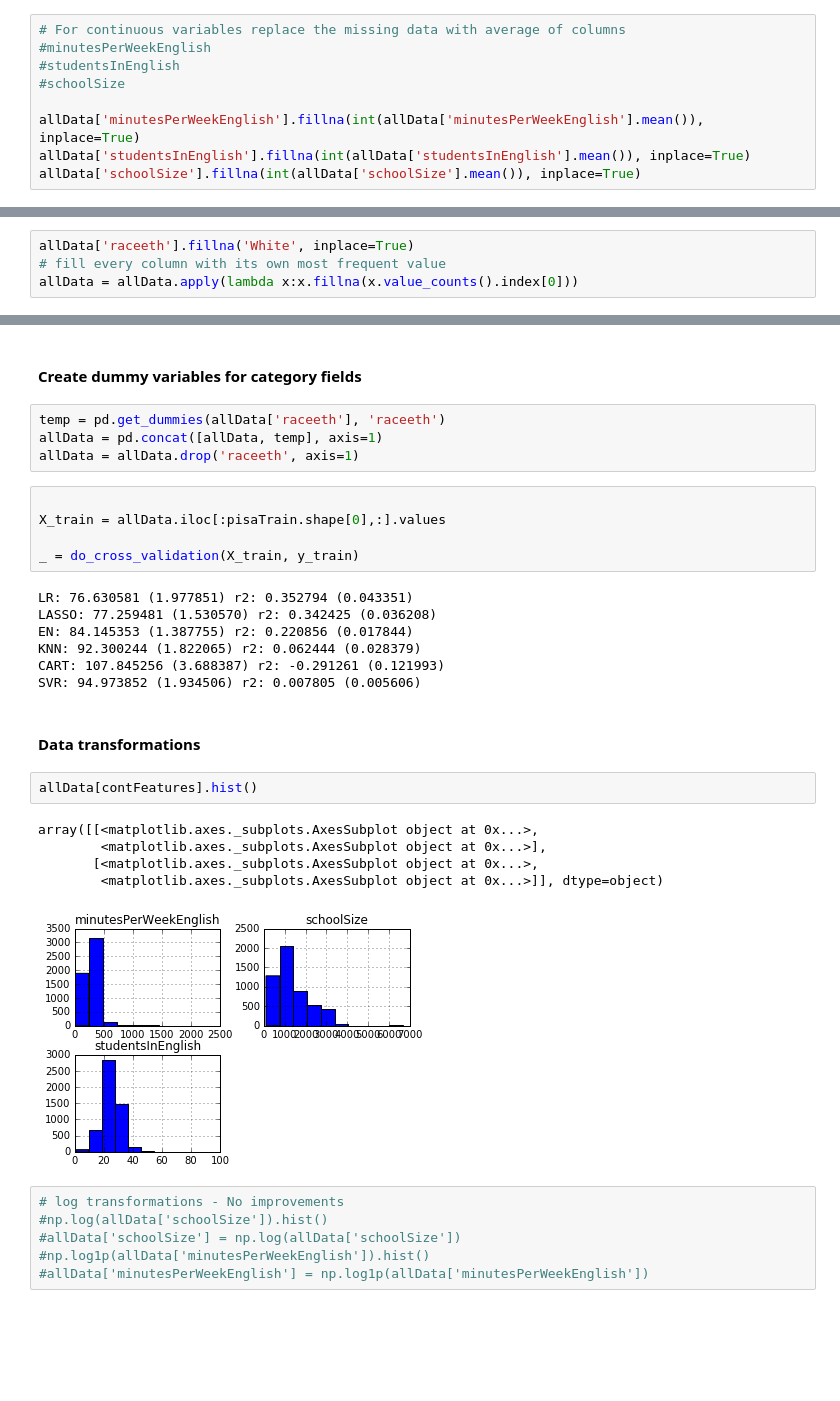
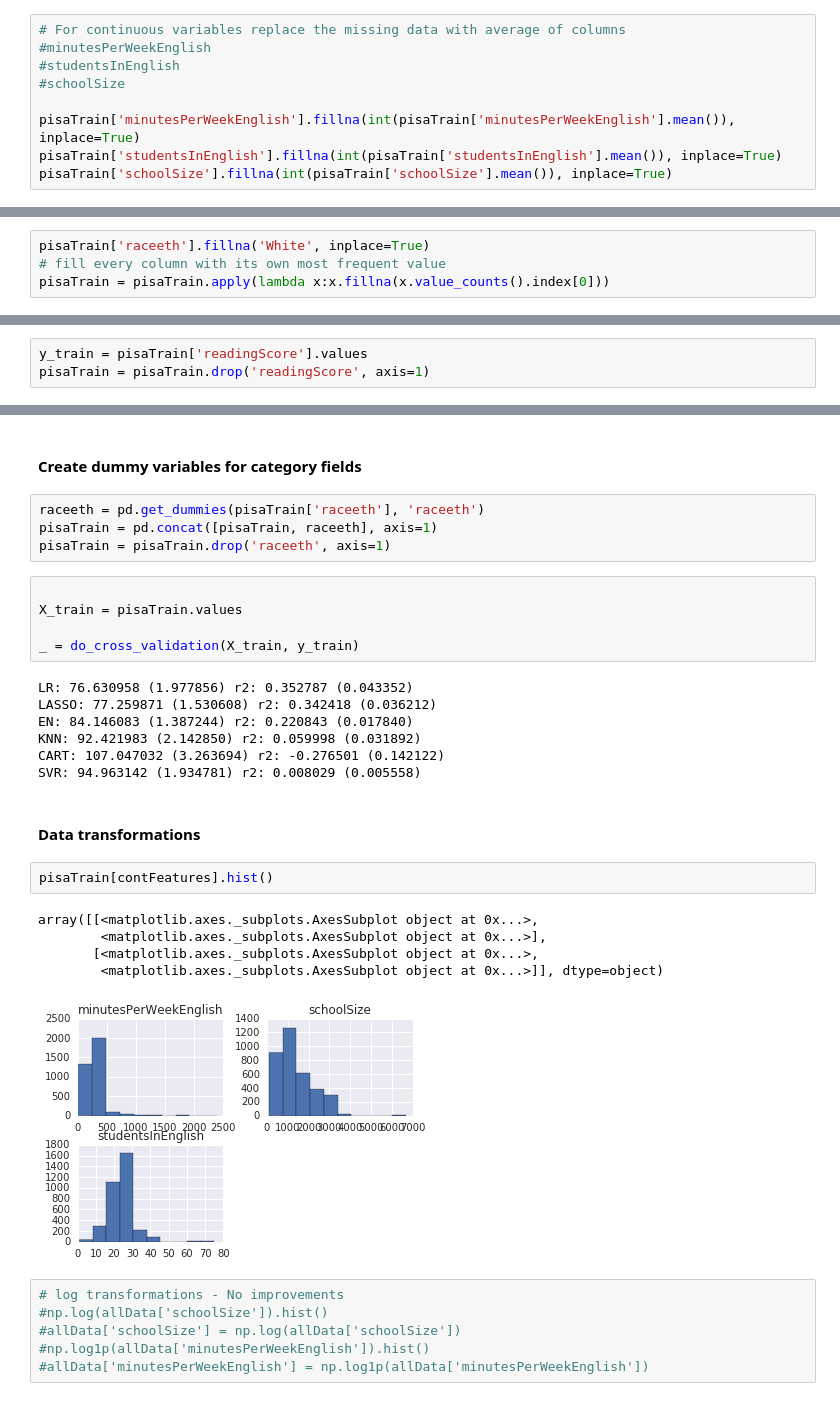
Before and after one commit to shintotm/TestScorePrediction, a Jupyter notebook: PISA Reading Test Score Prediction.ipynb, the cells around one changed output, grey strips where cells are left out. Saved outputs shown, nothing was run; the diff lists cells and outputs as text; blank space fills up the shorter version.

```diff
--- a/PISA Reading Test Score Prediction.ipynb
+++ b/PISA Reading Test Score Prediction.ipynb
@@ -312,7 +395,7 @@ dtype: int64
 #studentsInEnglish
 #schoolSize
 
-allData['minutesPerWeekEnglish'].fillna(int(allData['minutesPerWeekEnglish'].mean()), inplace=True)
-allData['studentsInEnglish'].fillna(int(allData['studentsInEnglish'].mean()), inplace=True)
-allData['schoolSize'].fillna(int(allData['schoolSize'].mean()), inplace=True)
+pisaTrain['minutesPerWeekEnglish'].fillna(int(pisaTrain['minutesPerWeekEnglish'].mean()), inplace=True)
+pisaTrain['studentsInEnglish'].fillna(int(pisaTrain['studentsInEnglish'].mean()), inplace=True)
+pisaTrain['schoolSize'].fillna(int(pisaTrain['schoolSize'].mean()), inplace=True)
 # %%
@@ -328,6 +411,6 @@ Native Hawaiian/Other Pacific Islander      40
 Name: raceeth, dtype: int64
 # %%
-allData['raceeth'].fillna('White', inplace=True)
+pisaTrain['raceeth'].fillna('White', inplace=True)
 # fill every column with its own most frequent value
-allData = allData.apply(lambda x:x.fillna(x.value_counts().index[0]))
+pisaTrain = pisaTrain.apply(lambda x:x.fillna(x.value_counts().index[0]))
 # %%
@@ -358,0 +438,3 @@ y_test = pisaTest['readingScore'].values
+# %%
+y_train = pisaTrain['readingScore'].values
+pisaTrain = pisaTrain.drop('readingScore', axis=1)
@@ -421,31 +465,31 @@ SVR: 95.029719 (1.931375) r2: 0.006635 (0.005659)
 # %% [markdown]
 #### Create dummy variables for category fields
 # %%
-temp = pd.get_dummies(allData['raceeth'], 'raceeth')
-allData = pd.concat([allData, temp], axis=1)
-allData = allData.drop('raceeth', axis=1)
+raceeth = pd.get_dummies(pisaTrain['raceeth'], 'raceeth')
+pisaTrain = pd.concat([pisaTrain, raceeth], axis=1)
+pisaTrain = pisaTrain.drop('raceeth', axis=1)
 # %%
 
-X_train = allData.iloc[:pisaTrain.shape[0],:].values
+X_train = pisaTrain.values
 
 _ = do_cross_validation(X_train, y_train)
 # %% [output]
-LR: 76.630581 (1.977851) r2: 0.352794 (0.043351)
-LASSO: 77.259481 (1.530570) r2: 0.342425 (0.036208)
-EN: 84.145353 (1.387755) r2: 0.220856 (0.017844)
-KNN: 92.300244 (1.822065) r2: 0.062444 (0.028379)
-CART: 107.845256 (3.688387) r2: -0.291261 (0.121993)
-SVR: 94.973852 (1.934506) r2: 0.007805 (0.005606)
+LR: 76.630958 (1.977856) r2: 0.352787 (0.043352)
+LASSO: 77.259871 (1.530608) r2: 0.342418 (0.036212)
+EN: 84.146083 (1.387244) r2: 0.220843 (0.017840)
+KNN: 92.421983 (2.142850) r2: 0.059998 (0.031892)
+CART: 107.047032 (3.263694) r2: -0.276501 (0.142122)
+SVR: 94.963142 (1.934781) r2: 0.008029 (0.005558)
 # %% [markdown]
 #### Data transformations
 # %%
-allData[contFeatures].hist()
+pisaTrain[contFeatures].hist()
 # %% [output]
 array([[<matplotlib.axes._subplots.AxesSubplot object at 0x...>,
         <matplotlib.axes._subplots.AxesSubplot object at 0x...>],
        [<matplotlib.axes._subplots.AxesSubplot object at 0x...>,
         <matplotlib.axes._subplots.AxesSubplot object at 0x...>]], dtype=object)
-[figure, old version]
+[figure, new version]
 # %%
 # log transformations - No improvements
 #np.log(allData['schoolSize']).hist()
```
Also changed, not shown: parts of 33 cells of this notebook.
